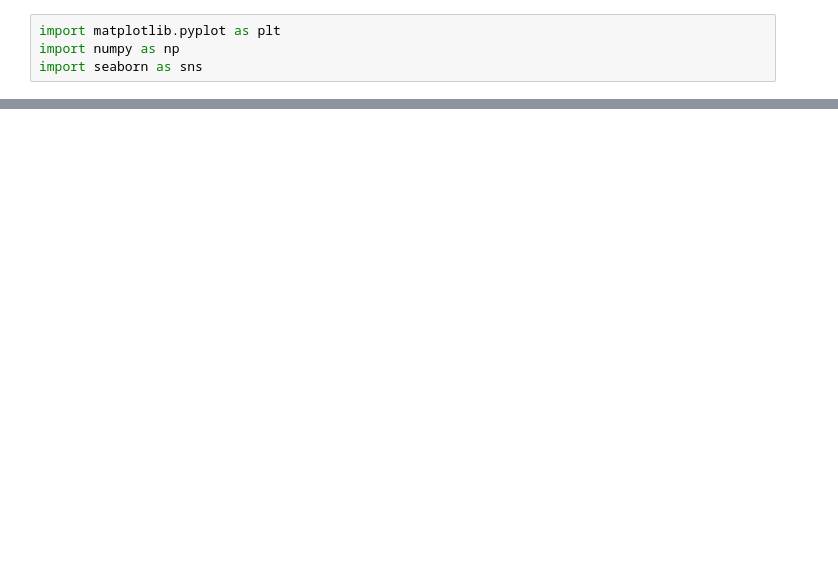
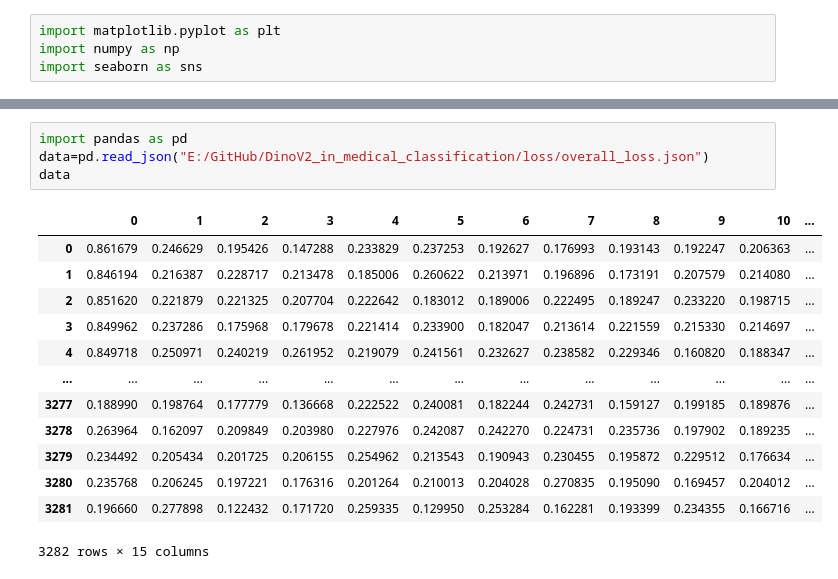
Before and after one commit to mhungdangbuonngu/DinoV2_in_medical_classification, a Jupyter notebook: graph_loss.ipynb, the cells around one changed output, grey strips where cells are left out. Drawn from its saved outputs; the diff is of its cells as text; blank space fills up the shorter version.

```diff
--- a/graph_loss.ipynb
+++ b/graph_loss.ipynb
@@ -26,0 +27,18 @@ plt.show()
+# %%
+import pandas as pd
+data=pd.read_json("E:/GitHub/DinoV2_in_medical_classification/loss/overall_loss.json")
+data
+# %% [output]
+|  | 0 | 1 | 2 | 3 | 4 | 5 | 6 | 7 | 8 | 9 | 10 | ... |
+| 0 | 0.861679 | 0.246629 | 0.195426 | 0.147288 | 0.233829 | 0.237253 | 0.192627 | 0.176993 | 0.193143 | 0.192247 | 0.206363 | ... |
+| 1 | 0.846194 | 0.216387 | 0.228717 | 0.213478 | 0.185006 | 0.260622 | 0.213971 | 0.196896 | 0.173191 | 0.207579 | 0.214080 | ... |
+| 2 | 0.851620 | 0.221879 | 0.221325 | 0.207704 | 0.222642 | 0.183012 | 0.189006 | 0.222495 | 0.189247 | 0.233220 | 0.198715 | ... |
+| 3 | 0.849962 | 0.237286 | 0.175968 | 0.179678 | 0.221414 | 0.233900 | 0.182047 | 0.213614 | 0.221559 | 0.215330 | 0.214697 | ... |
+| 4 | 0.849718 | 0.250971 | 0.240219 | 0.261952 | 0.219079 | 0.241561 | 0.232627 | 0.238582 | 0.229346 | 0.160820 | 0.188347 | ... |
+| ... | ... | ... | ... | ... | ... | ... | ... | ... | ... | ... | ... | ... |
+| 3277 | 0.188990 | 0.198764 | 0.177779 | 0.136668 | 0.222522 | 0.240081 | 0.182244 | 0.242731 | 0.159127 | 0.199185 | 0.189876 | ... |
+| 3278 | 0.263964 | 0.162097 | 0.209849 | 0.203980 | 0.227976 | 0.242087 | 0.242270 | 0.224731 | 0.235736 | 0.197902 | 0.189235 | ... |
+| 3279 | 0.234492 | 0.205434 | 0.201725 | 0.206155 | 0.254962 | 0.213543 | 0.190943 | 0.230455 | 0.195872 | 0.229512 | 0.176634 | ... |
+| 3280 | 0.235768 | 0.206245 | 0.197221 | 0.176316 | 0.201264 | 0.210013 | 0.204028 | 0.270835 | 0.195090 | 0.169457 | 0.204012 | ... |
+| 3281 | 0.196660 | 0.277898 | 0.122432 | 0.171720 | 0.259335 | 0.129950 | 0.253284 | 0.162281 | 0.193399 | 0.234355 | 0.166716 | ... |
+3282 rows × 15 columns
```
Also changed, not shown: parts of 5 cells of this notebook.
